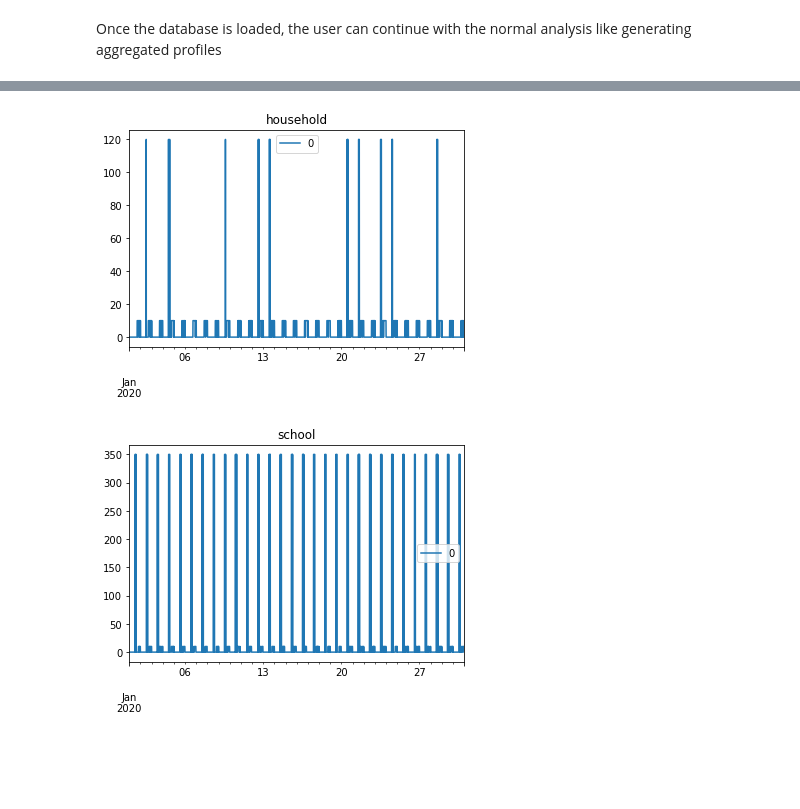
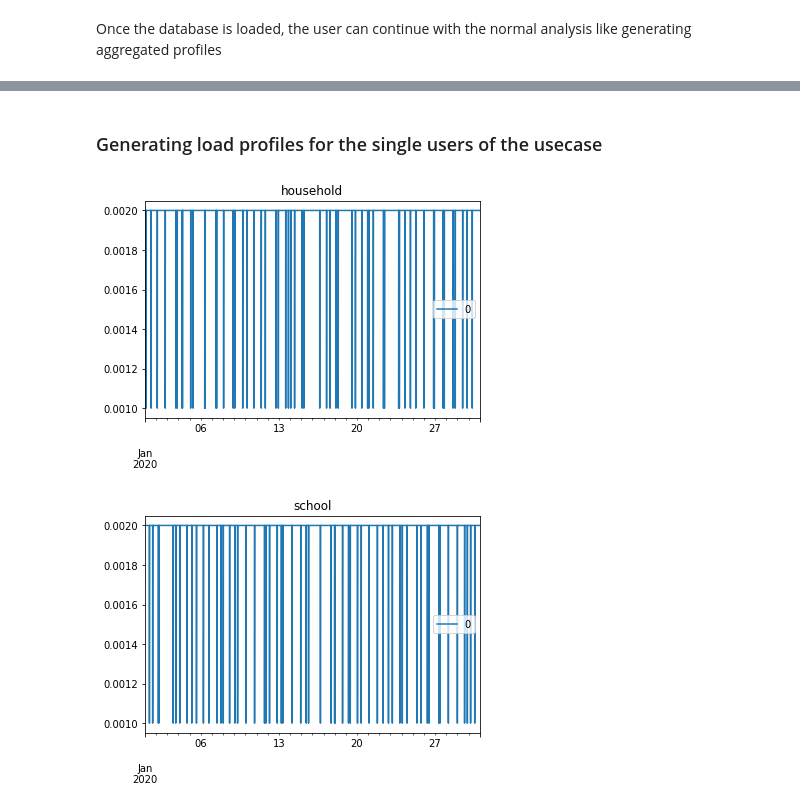
Before and after one commit to RAMP-project/RAMP, a Jupyter notebook: docs/notebooks/using_excel.ipynb, the cells around one changed output, grey strips where cells are left out. Cells and saved outputs as stored; diff of their text form; code cells hidden in the pictures; blank space fills up the shorter version.

```diff
--- a/docs/notebooks/using_excel.ipynb
+++ b/docs/notebooks/using_excel.ipynb
@@ -16,10 +15,7 @@ At the first step, user needs to creat User classes and assign Appliances to the
 # %%
 # Defining a dict of users with their appliances
 
-user_app = {
-    "household" : ["light","tv"],
-    "school": ["light","computer"]
-}
+user_app = {"household": ["light", "tv"], "school": ["light", "computer"]}
 # %%
 # creating a UseCase class to create the database
 use_case = UseCase()
@@ -62,8 +57,8 @@ load the data into the model database as detailed below.
 # %%
 # loading data
 
-use_case = UseCase() # creating a new UseCase instance
-use_case.load("path/name_of_file.xlsx")
+use_case = UseCase()  # creating a new UseCase instance
+use_case.load("example_excel_usecase.xlsx")
 # %% [markdown]
 ### Generating load profiles
 # %% [markdown]
@@ -76,0 +66,6 @@ year_behaviour = yearly_pattern()
+# %%
+n_days = 30
+date_start = "2020-01-01"
+use_case.date_start = date_start
+use_case.initialize(num_days=n_days, force=True)
+use_case.generate_daily_load_profiles()
@@ -76,0 +77,7 @@ year_behaviour = yearly_pattern()
+# %%
+profiles = pd.DataFrame(
+    data=use_case.generate_daily_load_profiles(flat=True),
+    index=pd.date_range(start=date_start, periods=1440 * n_days, freq="T"),
+)
+
+profiles.plot(title="Usecase")
@@ -77,25 +87,23 @@ year_behaviour = yearly_pattern()
+# %% [markdown]
+### Generating load profiles for the single users of the usecase
 # %%
-n_days = 30
-
-
-
 for user in use_case.users:
     user_profiles = []
-    for day in range(n_days):
+    for day_idx, day in enumerate(use_case.days):
         profile = user.generate_aggregated_load_profile(
-                        prof_i=day,
-                        peak_time_range=peak_time_range,
-                        day_type=year_behaviour[day]
-                    )
+            prof_i=day_idx,
+            peak_time_range=use_case.peak_time_range,
+            day_type=get_day_type(day),
+        )
 
         user_profiles.extend(profile)
 
     profiles = pd.DataFrame(
-        data = user_profiles,
-        index = pd.date_range(start = "2020-01-01",periods = 1440*n_days,freq="T"),
+        data=user_profiles,
+        index=pd.date_range(start=date_start, periods=1440 * n_days, freq="T"),
     )
 
-    profiles.plot(title = user.user_name)
+    profiles.plot(title=user.user_name)
 # %% [output]
-[figure, old version]
+[figure, new version]
-[figure, old version]
+[figure, new version]
```
Also changed, not shown: parts of 7 cells of this notebook, 8 other files.
